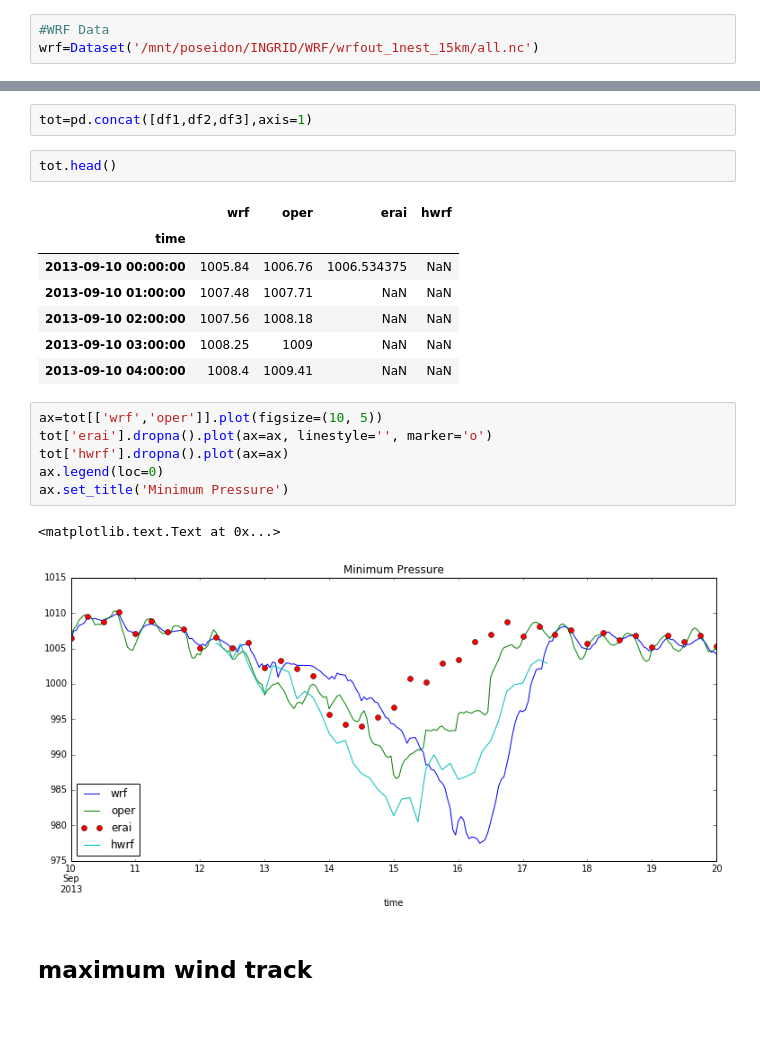
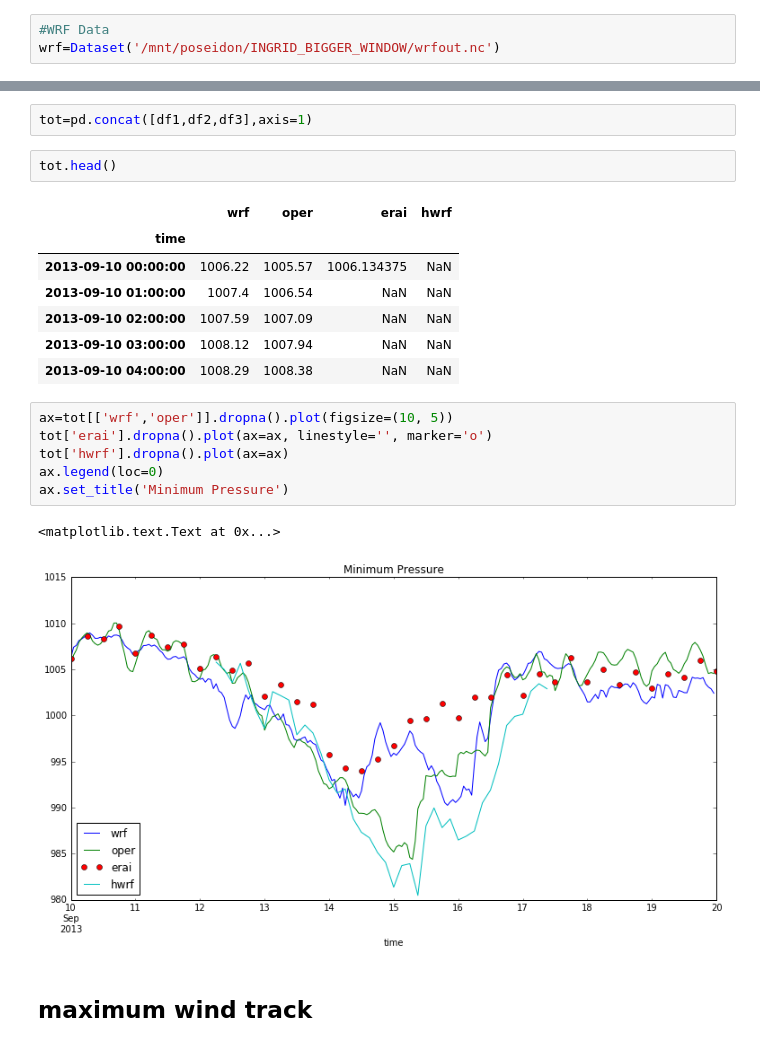
Before and after one commit to brey/ERAI2HR, a Jupyter notebook: WRF Compare.ipynb, the cells around one changed output, grey strips where cells are left out. Drawn from its saved outputs; the diff is of its cells as text; blank space fills up the shorter version.

```diff
--- a/WRF Compare.ipynb
+++ b/WRF Compare.ipynb
@@ -59,7 +59,7 @@ def erai_parser(filename,minlon,maxlon,minlat,maxlat):
 ## Analyse wrf
 # %%
 #WRF Data
-wrf=Dataset('/mnt/poseidon/INGRID/WRF/wrfout_1nest_15km/all.nc')
+wrf=Dataset('/mnt/poseidon/INGRID_BIGGER_WINDOW/wrfout.nc')
 # %%
 # Grab these variables for now
 temps =  wrf.variables['T2']
@@ -647,20 +656,20 @@ tot.head()
 # %% [output]
 |  | wrf | oper | erai | hwrf |
 | time |  |  |  |  |
-| 2013-09-10 00:00:00 | 1005.84 | 1006.76 | 1006.534375 | NaN |
-| 2013-09-10 01:00:00 | 1007.48 | 1007.71 | NaN | NaN |
-| 2013-09-10 02:00:00 | 1007.56 | 1008.18 | NaN | NaN |
-| 2013-09-10 03:00:00 | 1008.25 | 1009 | NaN | NaN |
-| 2013-09-10 04:00:00 | 1008.4 | 1009.41 | NaN | NaN |
+| 2013-09-10 00:00:00 | 1006.22 | 1005.57 | 1006.134375 | NaN |
+| 2013-09-10 01:00:00 | 1007.4 | 1006.54 | NaN | NaN |
+| 2013-09-10 02:00:00 | 1007.59 | 1007.09 | NaN | NaN |
+| 2013-09-10 03:00:00 | 1008.12 | 1007.94 | NaN | NaN |
+| 2013-09-10 04:00:00 | 1008.29 | 1008.38 | NaN | NaN |
 # %%
-ax=tot[['wrf','oper']].plot(figsize=(10, 5))
+ax=tot[['wrf','oper']].dropna().plot(figsize=(10, 5))
 tot['erai'].dropna().plot(ax=ax, linestyle='', marker='o')
 tot['hwrf'].dropna().plot(ax=ax)
 ax.legend(loc=0)
 ax.set_title('Minimum Pressure')
 # %% [output]
 <matplotlib.text.Text at 0x...>
-[figure, old version]
+[figure, new version]
 # %% [markdown]
 ## maximum wind track
 # %%
```
Also changed, not shown: parts of 19 cells of this notebook, 1 other file.
